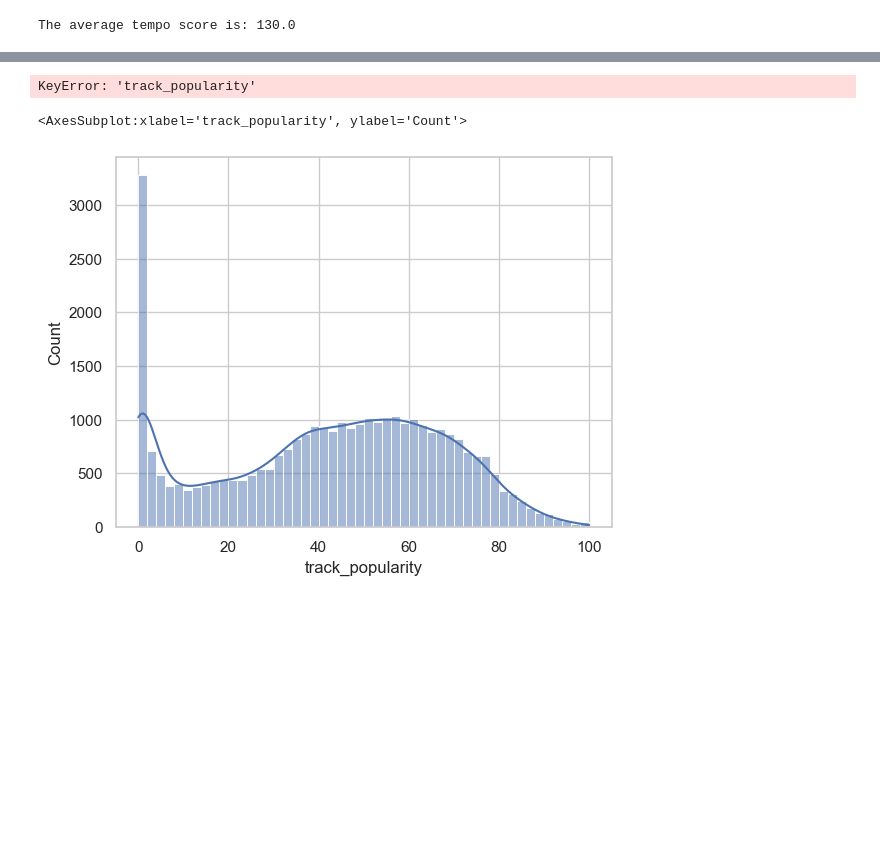
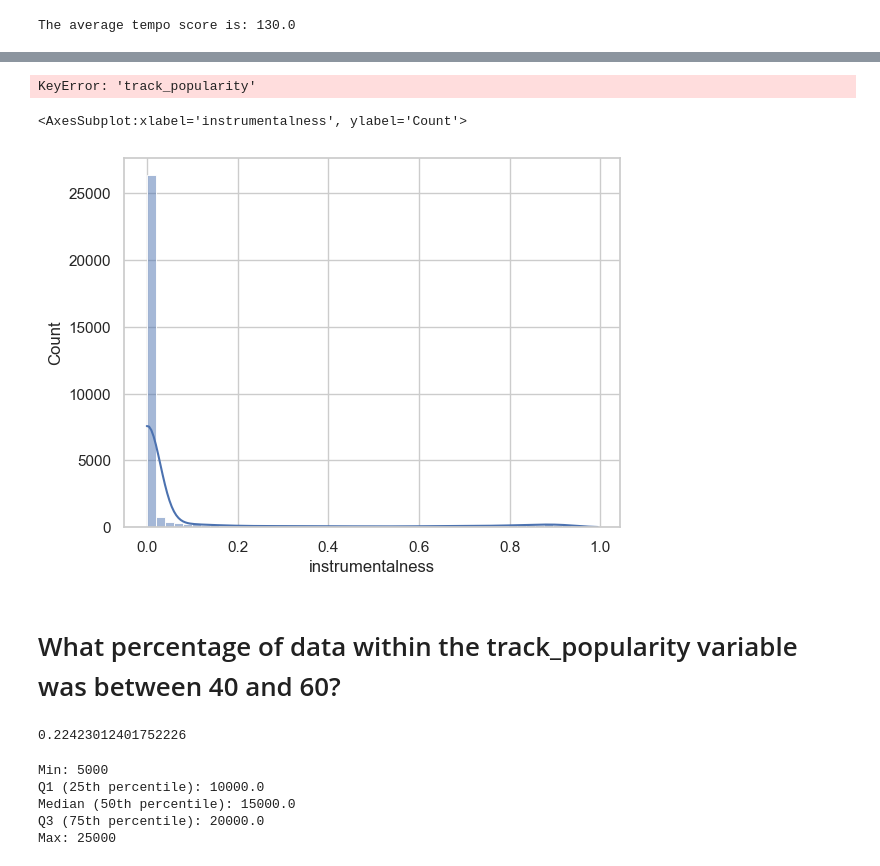
Before and after one commit to calebLSw/AI-1, a Jupyter notebook: Spotify/More_Spotify.ipynb, the cells around one changed output, grey strips where cells are left out. Drawn from its saved outputs; the diff is of its cells as text; code cells hidden in the pictures; blank space fills up the shorter version.

```diff
--- a/Spotify/More_Spotify.ipynb
+++ b/Spotify/More_Spotify.ipynb
@@ -116,15 +116,3 @@ def std_dev(col):
 def std_dev(col):
     standard_deviation = col.std()
     return standard_deviation
-# %%
-def standard_deviation(dataframe, column):
-    std = dataframe[column].std()
-    return std
-y = standard_deviation(df, "track_popularity")
-# %% [output]
-KeyError: 'track_popularity'
-# %%
-sns.histplot(data=df, x="track_popularity", bins=50, kde = "False")
-# %% [output]
-<AxesSubplot:xlabel='track_popularity', ylabel='Count'>
-[figure, removed]
@@ -137,0 +119,12 @@ What percentage of data within the track_popularity variable was between 40 and
+# %%
+def standard_deviation(dataframe, column):
+    std = dataframe[column].std()
+    return std
+y = standard_deviation(df, "track_popularity")
+# %% [output]
+KeyError: 'track_popularity'
+# %%
+sns.histplot(data=df, x="instrumentalness", bins=50, kde = "False")
+# %% [output]
+<AxesSubplot:xlabel='instrumentalness', ylabel='Count'>
+[figure, added]
@@ -137,0 +136,2 @@ What percentage of data within the track_popularity variable was between 40 and
+# %% [markdown]
+# What percentage of data within the track_popularity variable was between 40 and 60?
@@ -137,0 +143,26 @@ What percentage of data within the track_popularity variable was between 40 and
+# %%
+standard_deviation(df, "instrumentalness")
+# %% [output]
+0.22423012401752226
+# %%
+df = pd.DataFrame({
+    'instrumentalness': [5000, 10000, 15000, 20000, 25000]
+})
+
+min_value = df['instrumentalness'].min()
+q1 = df['instrumentalness'].quantile(0.25)
+median = df['instrumentalness'].median()
+q3 = df['instrumentalness'].quantile(0.75)
+max_value = df['instrumentalness'].max()
+
+print(f"Min: {min_value}")
+print(f"Q1 (25th percentile): {q1}")
+print(f"Median (50th percentile): {median}")
+print(f"Q3 (75th percentile): {q3}")
+print(f"Max: {max_value}")
+# %% [output]
+Min: 5000
+Q1 (25th percentile): 10000.0
+Median (50th percentile): 15000.0
+Q3 (75th percentile): 20000.0
+Max: 25000
```
Also changed, not shown: parts of 5 cells of this notebook.
